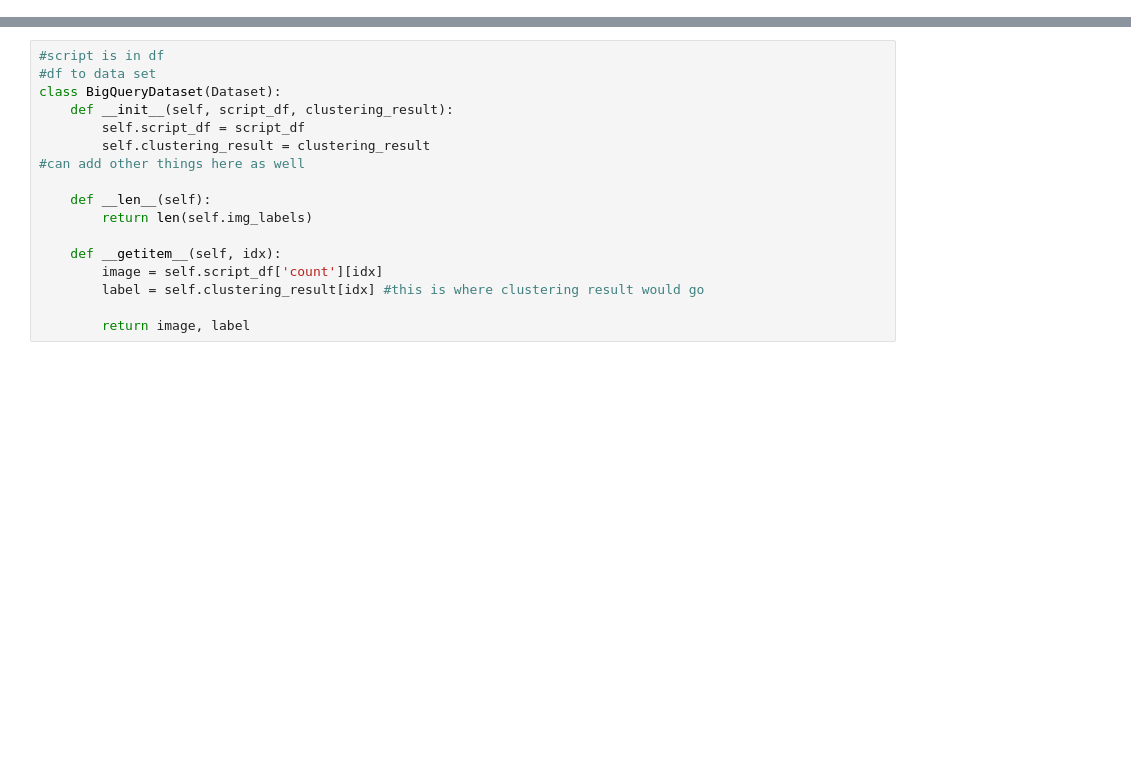
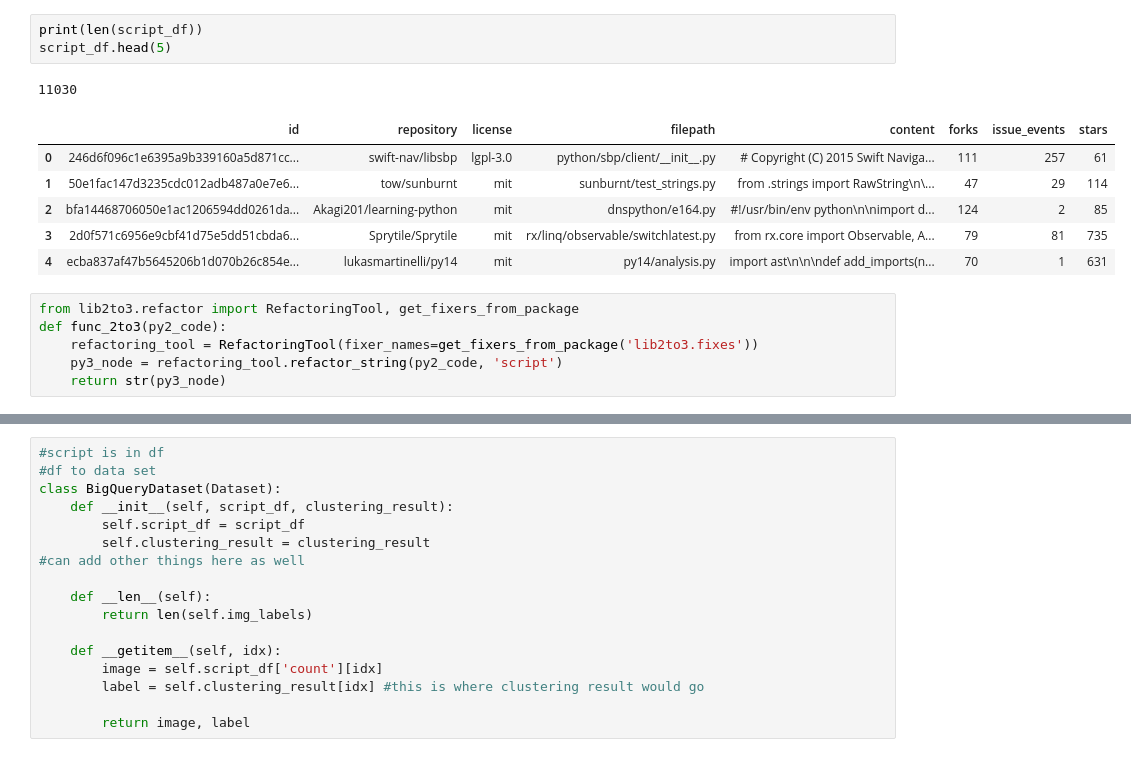
Before and after one commit to tradejack/code-style-probing, a Jupyter notebook: bigquery-extract-metrics.ipynb, the cells around one changed output, grey strips where cells are left out. Saved outputs shown, nothing was run; the diff lists cells and outputs as text; blank space fills up the shorter version.

```diff
--- a/bigquery-extract-metrics.ipynb
+++ b/bigquery-extract-metrics.ipynb
@@ -157,2 +36,19 @@ def file_probe(filename, script):
+# %%
+print(len(script_df))
+script_df.head(5)
+# %% [output]
+11030
+|  | id | repository | license | filepath | content | forks | issue_events | stars |
+| 0 | 246d6f096c1e6395a9b339160a5d871cc... | swift-nav/libsbp | lgpl-3.0 | python/sbp/client/__init__.py | # Copyright (C) 2015 Swift Naviga... | 111 | 257 | 61 |
+| 1 | 50e1fac147d3235cdc012adb487a0e7e6... | tow/sunburnt | mit | sunburnt/test_strings.py | from .strings import RawString\n\... | 47 | 29 | 114 |
+| 2 | bfa14468706050e1ac1206594dd0261da... | Akagi201/learning-python | mit | dnspython/e164.py | #!/usr/bin/env python\n\nimport d... | 124 | 2 | 85 |
+| 3 | 2d0f571c6956e9cbf41d75e5dd51cbda6... | Sprytile/Sprytile | mit | rx/linq/observable/switchlatest.py | from rx.core import Observable, A... | 79 | 81 | 735 |
+| 4 | ecba837af47b5645206b1d070b26c854e... | lukasmartinelli/py14 | mit | py14/analysis.py | import ast\n\n\ndef add_imports(n... | 70 | 1 | 631 |
+# %%
+from lib2to3.refactor import RefactoringTool, get_fixers_from_package
+def func_2to3(py2_code):
+    refactoring_tool = RefactoringTool(fixer_names=get_fixers_from_package('lib2to3.fixes'))
+    py3_node = refactoring_tool.refactor_string(py2_code, 'script')
+    return str(py3_node)
 # %%
 #run metrics
```
Also changed, not shown: parts of 10 cells of this notebook.
